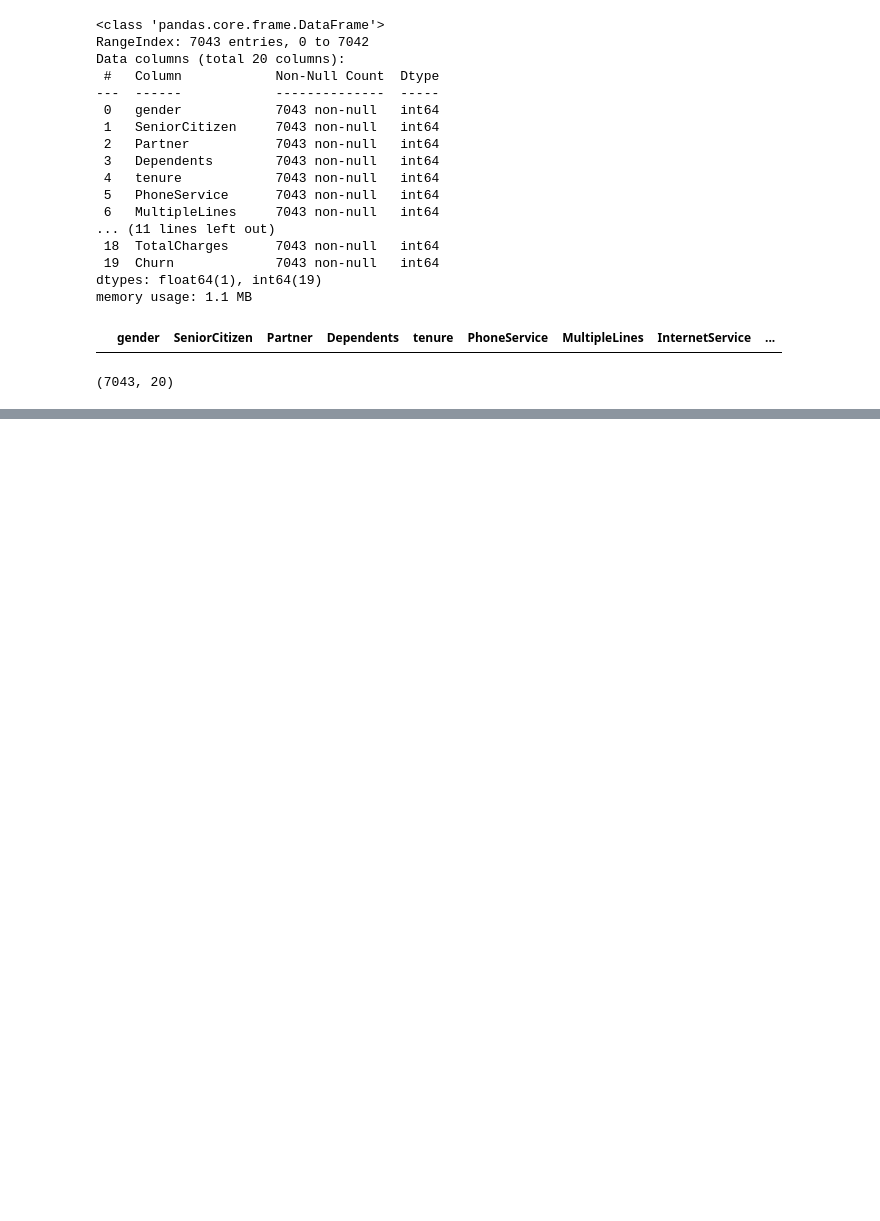
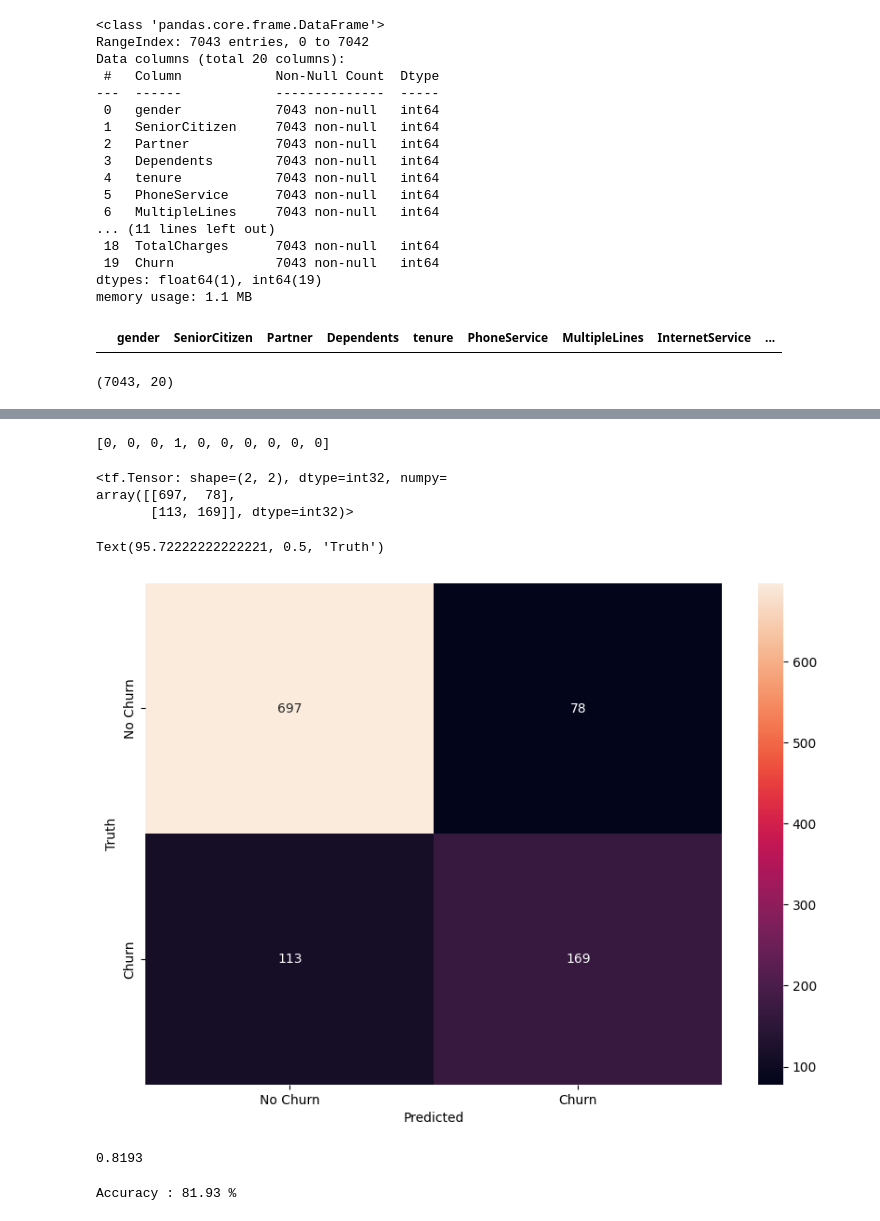
Before and after one commit to RvM9622/DeepLearning, a Jupyter notebook: Churn_Prediction.ipynb, the cells around one changed output, grey strips where cells are left out. Saved outputs shown, nothing was run; the diff lists cells and outputs as text; code cells hidden in the pictures; blank space fills up the shorter version.

Commit message:
Implemented Deep Learning model into churn prediction dataset

```diff
--- a/Churn_Prediction.ipynb
+++ b/Churn_Prediction.ipynb
@@ -118,0 +125,2 @@ x_train, x_test, y_train, y_test = train_test_split(x, y, test_size = 0.2, rando
+# %%
+model.fit(x_train, y_train, epochs=100)
@@ -118,0 +174,2 @@ x_train, x_test, y_train, y_test = train_test_split(x, y, test_size = 0.2, rando
+# %%
+y_pred = model.predict(x_test)
@@ -118,0 +191,38 @@ x_train, x_test, y_train, y_test = train_test_split(x, y, test_size = 0.2, rando
+# %%
+y_predictions = []
+for elements in y_pred:
+  if elements >= 0.5:
+    y_predictions.append(1)
+  else:
+    y_predictions.append(0)
+# %%
+y_predictions[:10]
+# %% [output]
+[0, 0, 0, 1, 0, 0, 0, 0, 0, 0]
+# %%
+import tensorflow as tf
+
+cm = tf.math.confusion_matrix(labels = y_test, predictions = y_predictions)
+# %%
+cm
+# %% [output]
+<tf.Tensor: shape=(2, 2), dtype=int32, numpy=
+array([[697,  78],
+       [113, 169]], dtype=int32)>
+# %%
+import seaborn as sns
+import matplotlib.pyplot as plt
+
+class_labels = ['No Churn', 'Churn']
+plt.figure(figsize=(10,7))
+sns.heatmap(cm,annot=True,fmt='d', xticklabels = class_labels, yticklabels= class_labels)
+plt.xlabel('Predicted')
+plt.ylabel('Truth')
+# %% [output]
+Text(95.72222222222221, 0.5, 'Truth')
+[figure, added]
+# %%
+accuracy = (697+169)/(697+169+113+78)
+round(accuracy,4)
+# %% [output]
+0.8193
@@ -118,0 +231,4 @@ x_train, x_test, y_train, y_test = train_test_split(x, y, test_size = 0.2, rando
+# %%
+print(f'Accuracy : {round(accuracy,4)*100} %')
+# %% [output]
+Accuracy : 81.93 %
```
Also changed, not shown: parts of 13 cells of this notebook.
